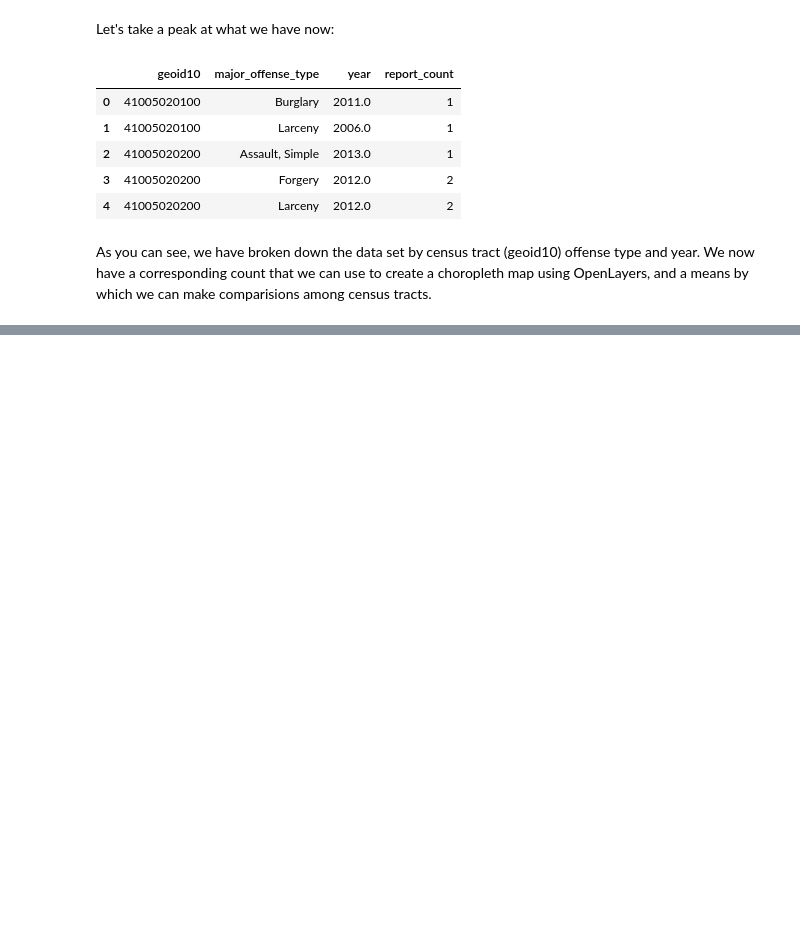
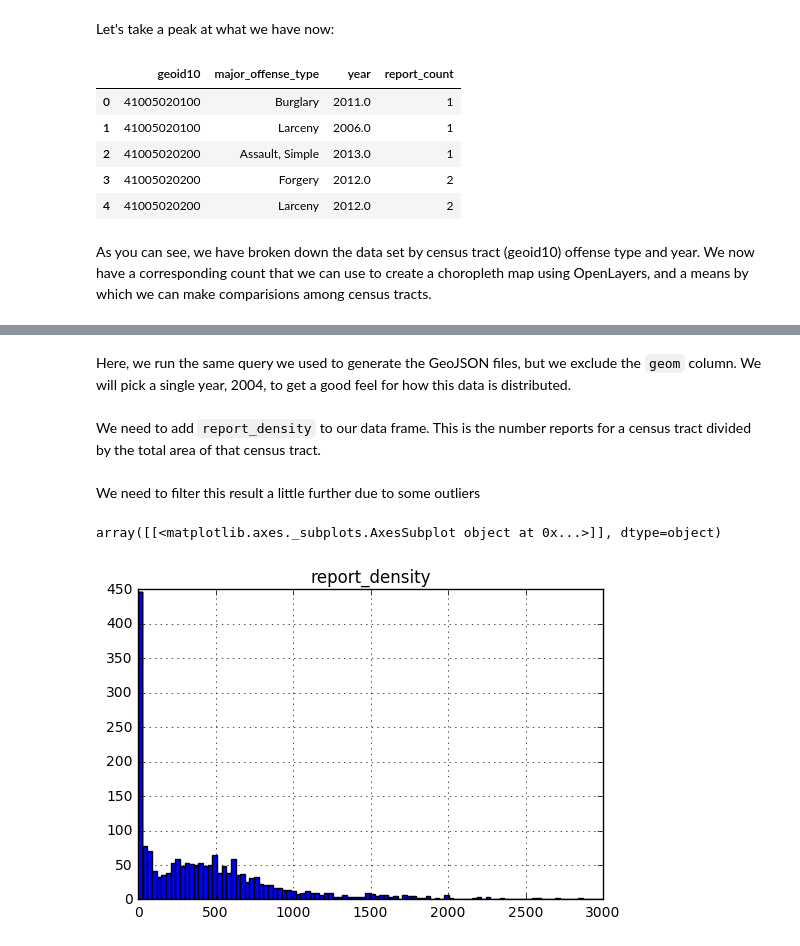
Before and after one commit to travishathaway/crimestats, a Jupyter notebook: ipynbs/Comparing Census Tracts Using Population and Reported Crimes.ipynb, the cells around one changed output, grey strips where cells are left out. Drawn from its saved outputs; the diff is of its cells as text; code cells hidden in the pictures; blank space fills up the shorter version.

```diff
--- a/ipynbs/Comparing Census Tracts Using Population and Reported Crimes.ipynb
+++ b/ipynbs/Comparing Census Tracts Using Population and Reported Crimes.ipynb
@@ -183,0 +195,30 @@ done
+# %% [markdown]
+Here, we run the same query we used to generate the GeoJSON files, but we exclude the `geom` column. We will pick a single year, 2004, to get a good feel for how this data is distributed.
+# %%
+area_pop_and_report_sql = """
+    SELECT
+        c.geoid10, c.year, t.pop10, t.cnty_name, ST_Area(geom) / 5280^2 as sq_miles,
+        sum(c.report_count) as report_count
+    FROM
+        crime_reports_by_census_tract c
+    LEFT JOIN
+        tri_county_census_tracts t
+    ON
+        c.geoid10 = t.geoid10
+    GROUP BY
+        c.geoid10, c.year, t.pop10, t.geom, t.cnty_name, ST_Area(geom) / 5280^2
+"""
+
+df = pd.read_sql(area_pop_and_report_sql, conn)
+# %% [markdown]
+We need to add `report_density` to our data frame. This is the number reports for a census tract divided by the total area of that census tract.
+# %%
+df['report_density'] = df['report_count'] / df['sq_miles']
+df['report_over_pop'] = df['report_count'] / df['pop10']
+# %% [markdown]
+We need to filter this result a little further due to some outliers
+# %%
+df[df['report_density'] < 3000].hist('report_density', bins=100)
+# %% [output]
+array([[<matplotlib.axes._subplots.AxesSubplot object at 0x...>]], dtype=object)
+[figure, added]
```
Also changed, not shown: parts of 16 cells of this notebook, 8 other files.
